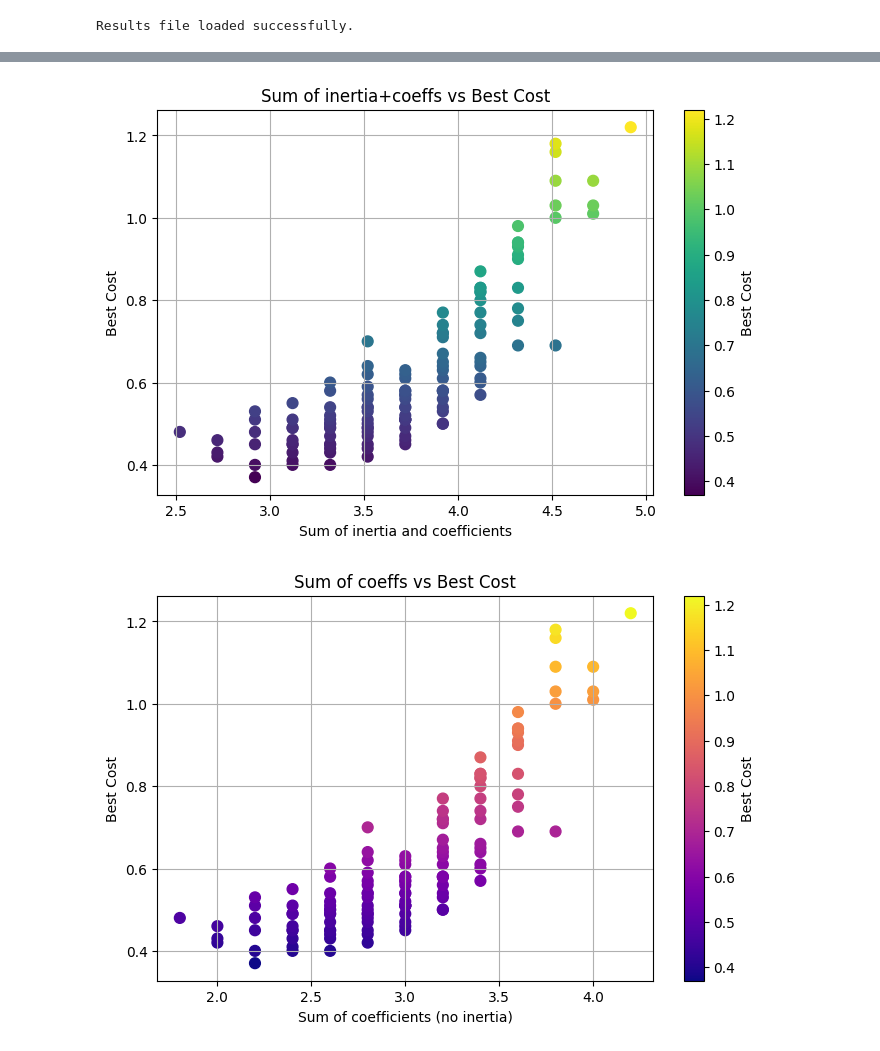
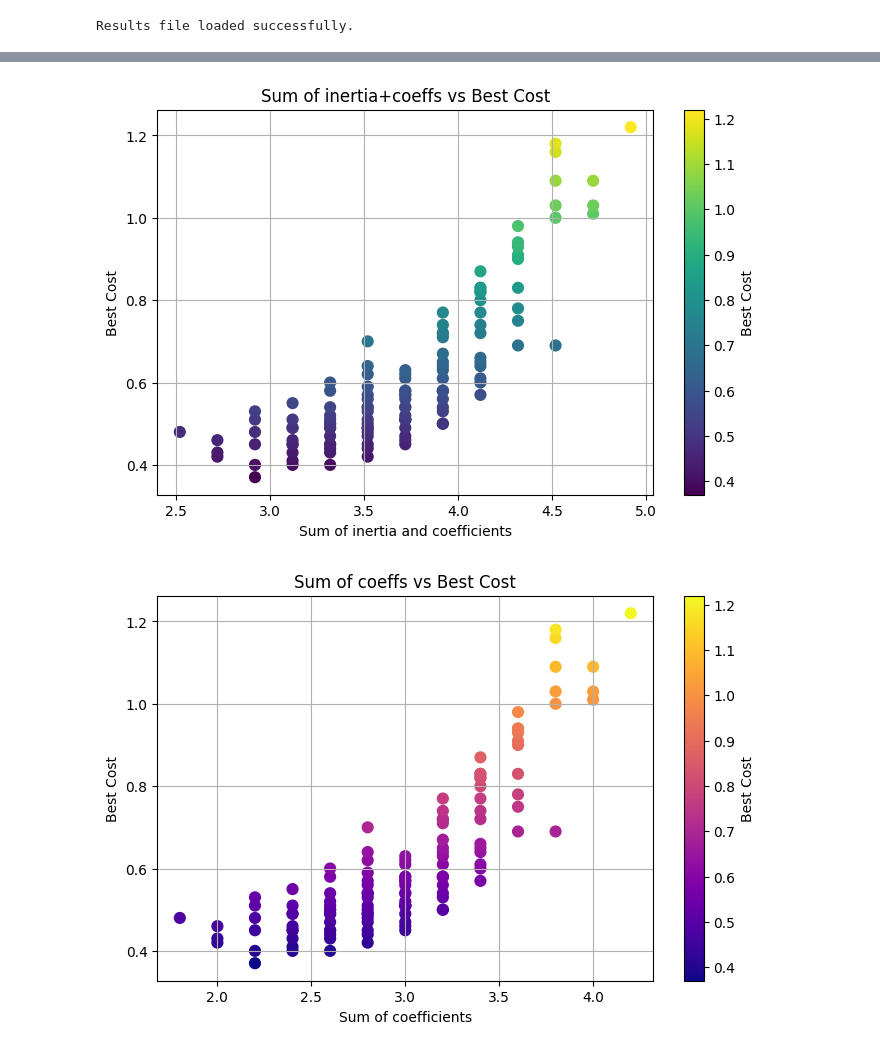
Before and after one commit to Arsany-Zaki/F21BC-29, a Jupyter notebook: experiments/report_notebooks/vel_coeffs/result_viewer.ipynb, the cells around one changed output, grey strips where cells are left out. Drawn from its saved outputs; the diff is of its cells as text; code cells hidden in the pictures.

```diff
--- a/experiments/report_notebooks/vel_coeffs/result_viewer.ipynb
+++ b/experiments/report_notebooks/vel_coeffs/result_viewer.ipynb
@@ -138,33 +138,33 @@ Metadata: {'inves_type': 'vel_coeffs', 'id': 'social-range', 'metadata': {'name'
 # %%
 # Plot relationship between sum(inertia+coeffs) and best cost
 import matplotlib.pyplot as plt
 if 'table_df' in locals() and 'sum(inertia+coeffs)' in table_df.columns and 'best cost' in table_df.columns:
     plt.figure(figsize=(8,5))
     plt.scatter(table_df['sum(inertia+coeffs)'], table_df['best cost'], c=table_df['best cost'], cmap='viridis', s=60)
     plt.xlabel('Sum of inertia and coefficients')
     plt.ylabel('Best Cost')
     plt.title('Sum of inertia+coeffs vs Best Cost')
     plt.colorbar(label='Best Cost')
     plt.grid(True)
     plt.show()
 else:
     print('Required columns not found in table_df. Run the previous cell first.')
 
 # Plot relationship between sum(coeffs) and best cost
 if 'table_df' in locals() and 'sum(coeffs)' in table_df.columns and 'best cost' in table_df.columns:
     plt.figure(figsize=(8,5))
     plt.scatter(table_df['sum(coeffs)'], table_df['best cost'], c=table_df['best cost'], cmap='plasma', s=60)
-    plt.xlabel('Sum of coefficients (no inertia)')
+    plt.xlabel('Sum of coefficients')
     plt.ylabel('Best Cost')
     plt.title('Sum of coeffs vs Best Cost')
     plt.colorbar(label='Best Cost')
     plt.grid(True)
     plt.show()
 else:
     print('Required columns not found in table_df. Run the previous cell first.')
 # %% [output]
 [figure]
-[figure, old version]
+[figure, new version]
 # %%
 # Draw parallel coordinates for w_inertia, c_personal, c_social, c_global
 # Each line represents a row from the previous table, colored by best cost (darker = better)
```
Also changed, not shown: 27 other files.
